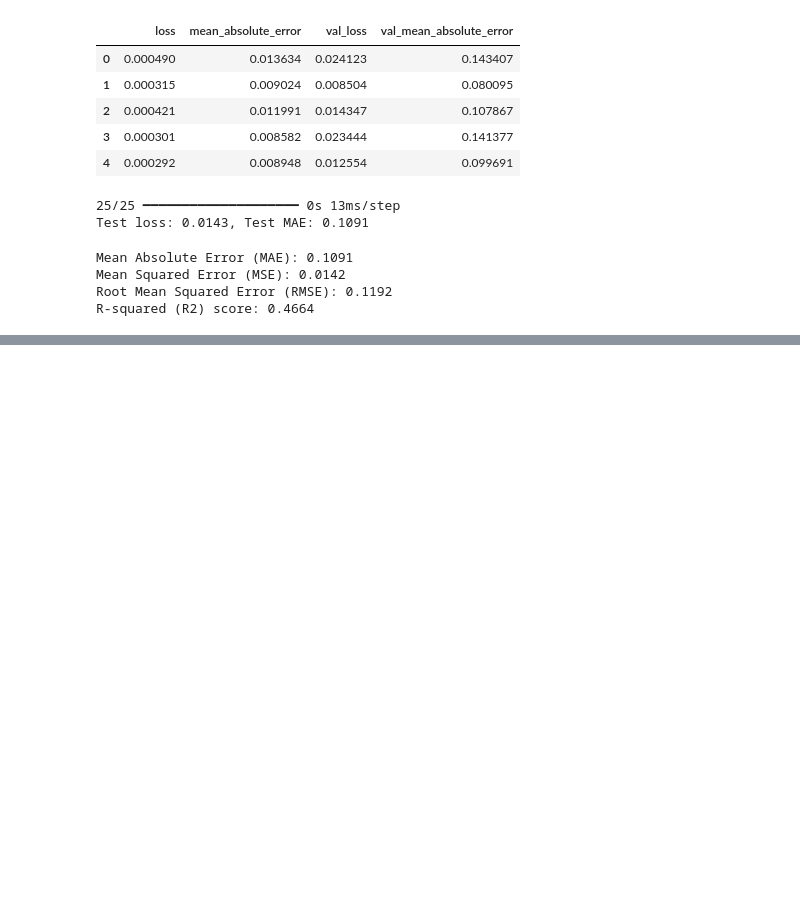
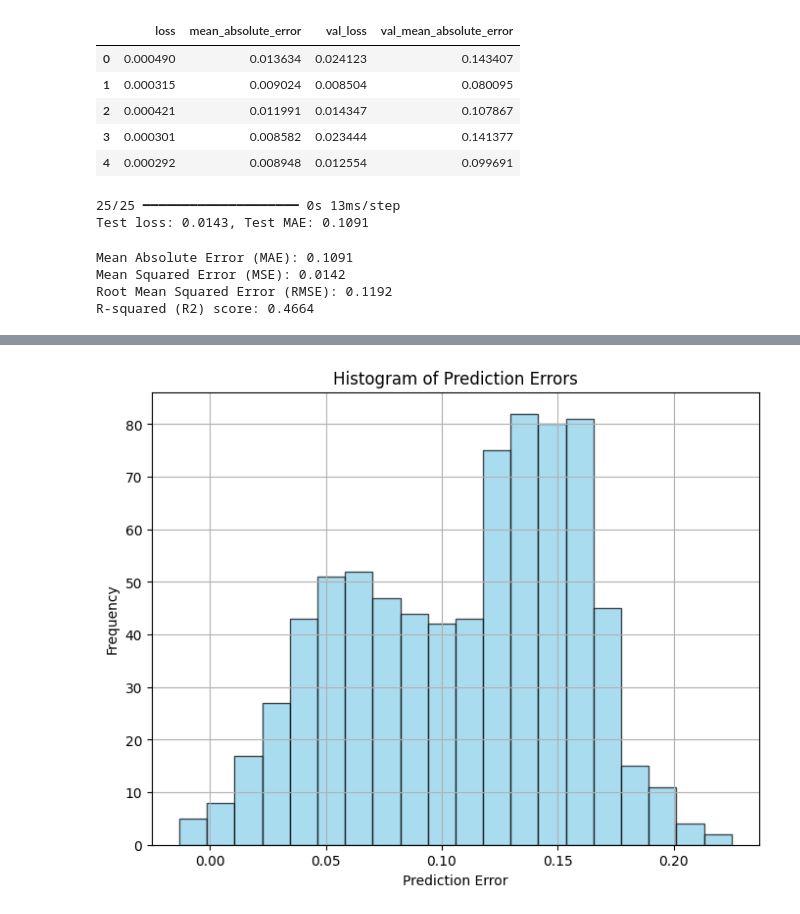
Before and after one commit to bilnazir/stockmarketprediction, a Jupyter notebook: fyp_GRU_amzn.ipynb, the cells around one changed output, grey strips where cells are left out. Cells and saved outputs as stored; diff of their text form; code cells hidden in the pictures; blank space fills up the shorter version.

```diff
--- a/fyp_GRU_amzn.ipynb
+++ b/fyp_GRU_amzn.ipynb
@@ -352,0 +374,17 @@ R-squared (R2) score: 0.4664
+# %%
+# Histogram of prediction errors
+errors = y_test - y_pred
+
+plt.figure(figsize=(8, 6))  # Increase figure size for better visibility
+
+plt.hist(errors, bins=20, color='skyblue', edgecolor='black', alpha=0.7)
+plt.xlabel('Prediction Error')
+plt.ylabel('Frequency')
+plt.title('Histogram of Prediction Errors')
+
+# Add grid lines for better readability
+plt.grid(True)
+
+plt.show()
+# %% [output]
+[figure, added]
```
Also changed, not shown: parts of 1 cell of this notebook.
